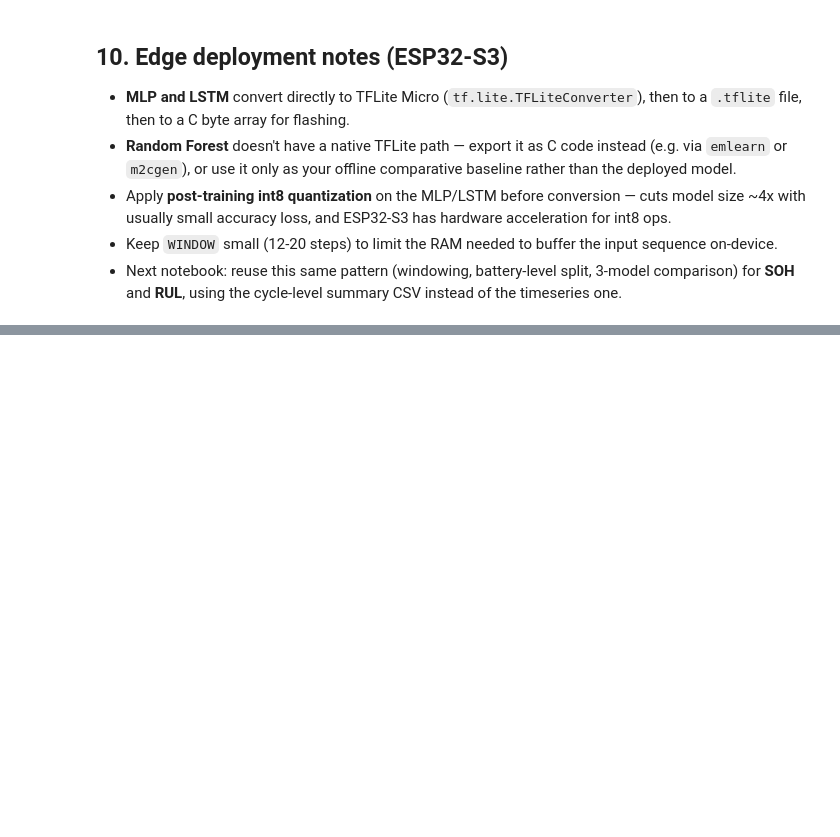
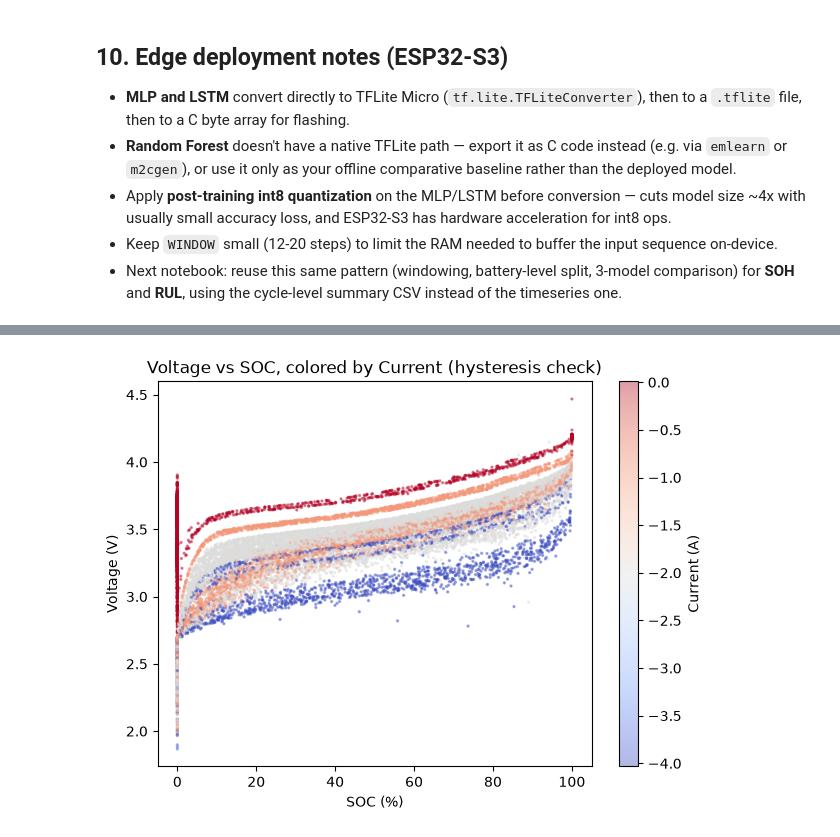
Before and after one commit to HarikeshopGCEK/BTECH_FINAL_YEAR_PROJECT, a Jupyter notebook: NASA Dataset/Model/SoC_study/01_SOC_estimation.ipynb, the cells around one changed output, grey strips where cells are left out. Saved outputs shown, nothing was run; the diff lists cells and outputs as text; code cells hidden in the pictures; blank space fills up the shorter version.

```diff
--- a/NASA Dataset/Model/SoC_study/01_SOC_estimation.ipynb
+++ b/NASA Dataset/Model/SoC_study/01_SOC_estimation.ipynb
@@ -221,0 +357,10 @@ plt.show()
+# %%
+plt.figure(figsize=(7,5))
+sc = plt.scatter(sample['soc'], sample['voltage'], c=sample['current'], s=2, alpha=0.4, cmap='coolwarm')
+plt.colorbar(sc, label='Current (A)')
+plt.xlabel('SOC (%)')
+plt.ylabel('Voltage (V)')
+plt.title('Voltage vs SOC, colored by Current (hysteresis check)')
+plt.show()
+# %% [output]
+[figure, added]
```
Also changed, not shown: parts of 33 cells of this notebook, 3 other files.
